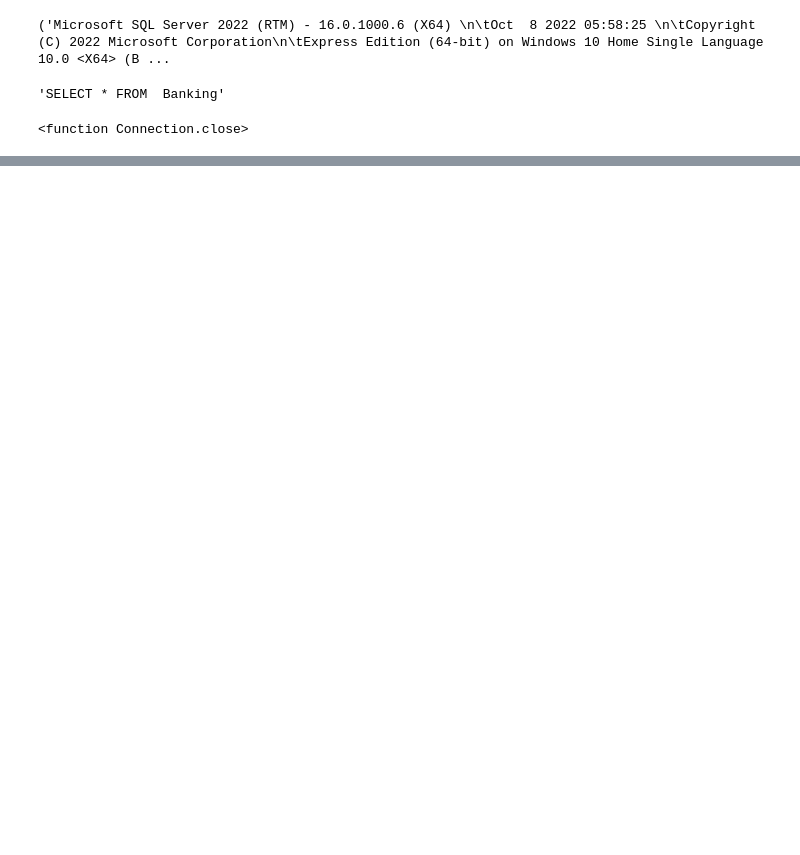
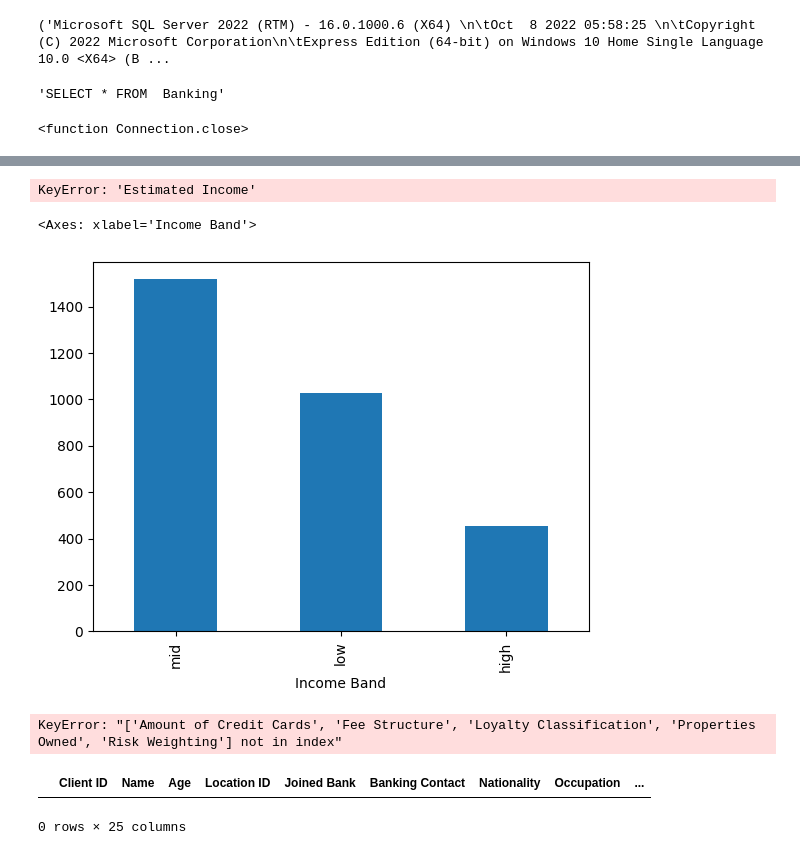
Before and after one commit to nazkisam/EndToEndDataAnalysis, a Jupyter notebook: operationsData.ipynb, the cells around one changed output, grey strips where cells are left out. Saved outputs shown, nothing was run; the diff lists cells and outputs as text; code cells hidden in the pictures; blank space fills up the shorter version.

```diff
--- a/operationsData.ipynb
+++ b/operationsData.ipynb
@@ -62,0 +102,24 @@ print(df)
+# %%
+bins = [0,100000,300000,float('inf')]
+labels = ['low','mid','high']
+df['Income Band'] = pd.cut(df['Estimated_Income'], bins=bins, labels=labels, right=False)
+# %% [output]
+KeyError: 'Estimated Income'
+# %%
+df['Income Band'].value_counts().plot(kind = 'bar')
+# %% [output]
+<Axes: xlabel='Income Band'>
+[figure, added]
+# %%
+categorical_cols = df[["BRId",'GenderId','IAId',"Amount of Credit Cards",'Nationality','Occupation','Fee Structure','Loyalty Classification','Properties Owned','Risk Weighting','Income Band']].columns
+
+for col in categorical_cols:
+  print(f'value of counts for {col}')
+# %% [output]
+KeyError: "['Amount of Credit Cards', 'Fee Structure', 'Loyalty Classification', 'Properties Owned', 'Risk Weighting'] not in index"
+# %%
+
+df.head(0)
+# %% [output]
+|  | Client ID | Name | Age | Location ID | Joined Bank | Banking Contact | Nationality | Occupation | ... |
+0 rows × 25 columns
```
Also changed, not shown: parts of 8 cells of this notebook, 2 other files.
